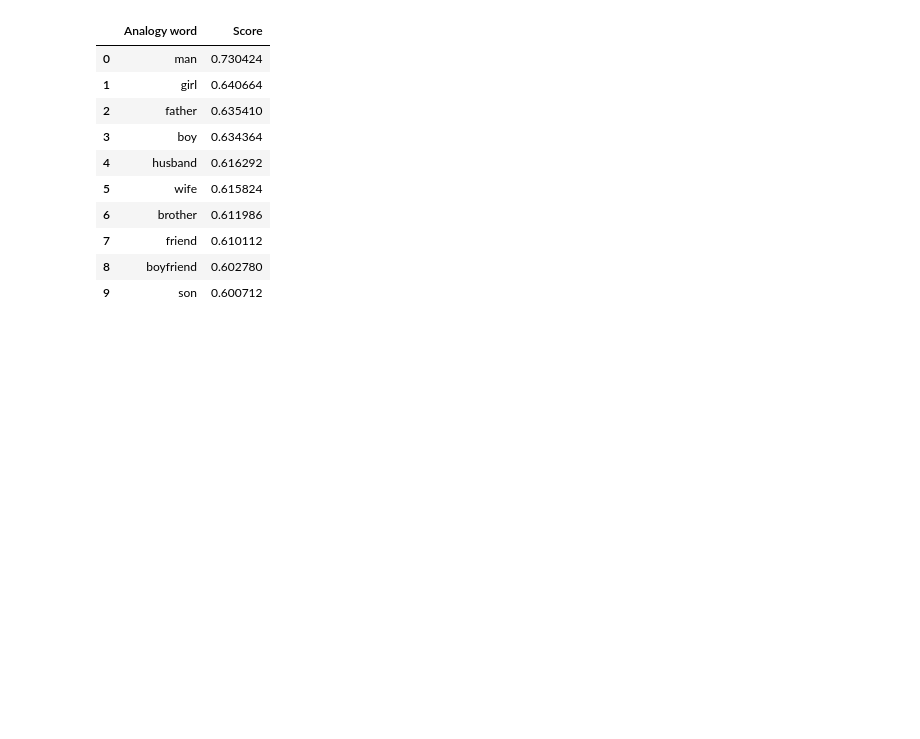
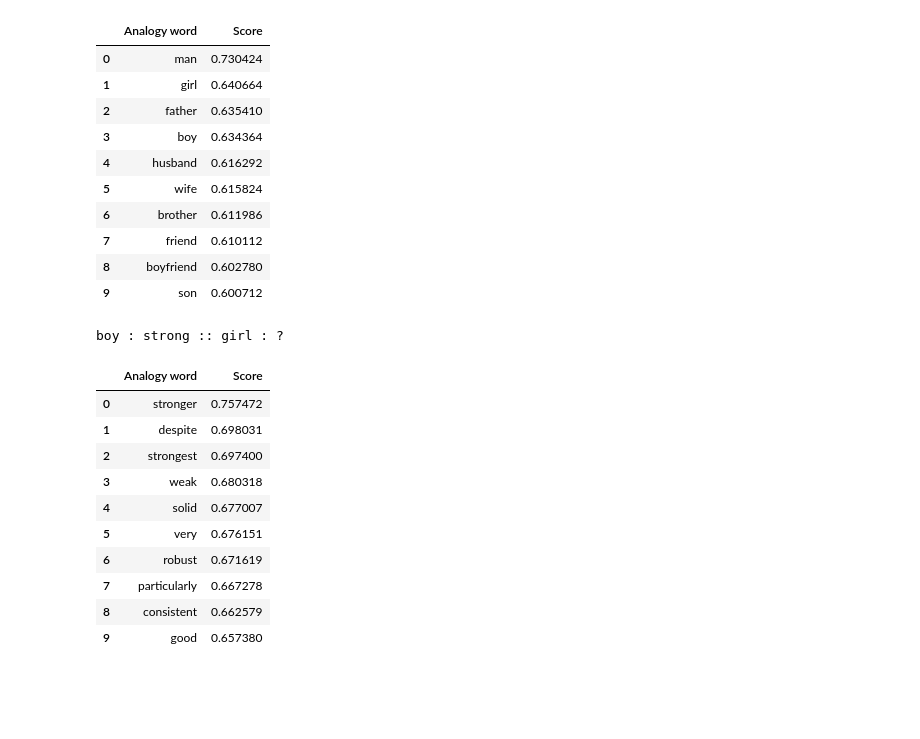
Before and after one commit to chloezandberg/cpsc330hw7, a Jupyter notebook: hw7.ipynb, the cells around one changed output. Drawn from its saved outputs; the diff is of its cells as text; code cells hidden in the pictures; blank space fills up the shorter version.

```diff
--- a/hw7.ipynb
+++ b/hw7.ipynb
@@ -360,6 +360,21 @@ server : boss :: woman : ?
 | 7 | friend | 0.610112 |
 | 8 | boyfriend | 0.602780 |
 | 9 | son | 0.600712 |
+# %%
+analogy("boy", "strong", "girl") # a de-biased example
+# %% [output]
+boy : strong :: girl : ?
+|  | Analogy word | Score |
+| 0 | stronger | 0.757472 |
+| 1 | despite | 0.698031 |
+| 2 | strongest | 0.697400 |
+| 3 | weak | 0.680318 |
+| 4 | solid | 0.677007 |
+| 5 | very | 0.676151 |
+| 6 | robust | 0.671619 |
+| 7 | particularly | 0.667278 |
+| 8 | consistent | 0.662579 |
+| 9 | good | 0.657380 |
 # %% [markdown]
 <!-- END QUESTION -->
 
```
Also changed, not shown: parts of 1 cell of this notebook.
